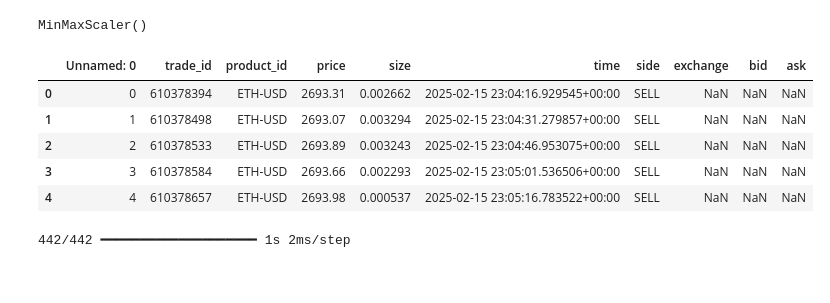
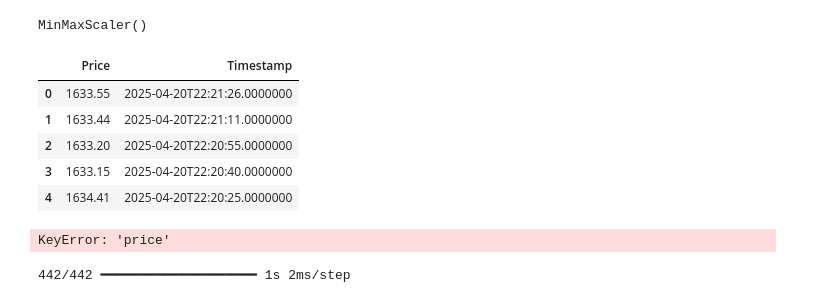
Before and after one commit to mmandelb2201/AITrader, a Jupyter notebook: model/model performance stats/model_tester.ipynb, the cells around one changed output. Cells and saved outputs as stored; diff of their text form; code cells hidden in the pictures.

```diff
--- a/model/model performance stats/model_tester.ipynb
+++ b/model/model performance stats/model_tester.ipynb
@@ -25,29 +27,30 @@ scaler.fit(model_prices.reshape(-1, 1))  # Fit on the current live prices
 MinMaxScaler()
 # %%
 #read test data
-df = pd.read_csv('../recent_eth_prices.csv')
 df.head()
 # %% [output]
-|  | Unnamed: 0 | trade_id | product_id | price | size | time | side | exchange | bid | ask |
-| 0 | 0 | 610378394 | ETH-USD | 2693.31 | 0.002662 | 2025-02-15 23:04:16.929545+00:00 | SELL | NaN | NaN | NaN |
-| 1 | 1 | 610378498 | ETH-USD | 2693.07 | 0.003294 | 2025-02-15 23:04:31.279857+00:00 | SELL | NaN | NaN | NaN |
-| 2 | 2 | 610378533 | ETH-USD | 2693.89 | 0.003243 | 2025-02-15 23:04:46.953075+00:00 | SELL | NaN | NaN | NaN |
-| 3 | 3 | 610378584 | ETH-USD | 2693.66 | 0.002293 | 2025-02-15 23:05:01.536506+00:00 | SELL | NaN | NaN | NaN |
-| 4 | 4 | 610378657 | ETH-USD | 2693.98 | 0.000537 | 2025-02-15 23:05:16.783522+00:00 | SELL | NaN | NaN | NaN |
+|  | Price | Timestamp |
+| 0 | 1633.55 | 2025-04-20T22:21:26.0000000 |
+| 1 | 1633.44 | 2025-04-20T22:21:11.0000000 |
+| 2 | 1633.20 | 2025-04-20T22:20:55.0000000 |
+| 3 | 1633.15 | 2025-04-20T22:20:40.0000000 |
+| 4 | 1634.41 | 2025-04-20T22:20:25.0000000 |
 # %%
 # Scale prices to match training format
-prices_original = df['price'].values.reshape(-1, 1)
+prices_original = df['Price'].values.reshape(-1, 1)
 df['transformed_price'] = scaler.transform(prices_original)
 df['sma_5'] = df['transformed_price'].rolling(window=5).mean()
 df['momentum'] = df['transformed_price'] - df['transformed_price'].shift(5)
-df['price_scaled'] = scaler.fit_transform(df[['price']])
-df['pct_change'] = df['price'].pct_change() * 100  # Convert to percentage
+df['price_scaled'] = scaler.fit_transform(df[['Price']])
+df['pct_change'] = df['Price'].pct_change() * 100  # Convert to percentage
 df.dropna(subset=['sma_5', 'momentum'], inplace=True)
 df.head()
 
 prices = df['price_scaled'].values
 sma_5 = df['sma_5'].values
 momentum = df['momentum'].values
+# %% [output]
+KeyError: 'price'
 # %%
 # Prepare the data for LSTM (same sequence length used in training)
 X_test = []
```
Also changed, not shown: parts of 1 cell of this notebook, 20 other files.
